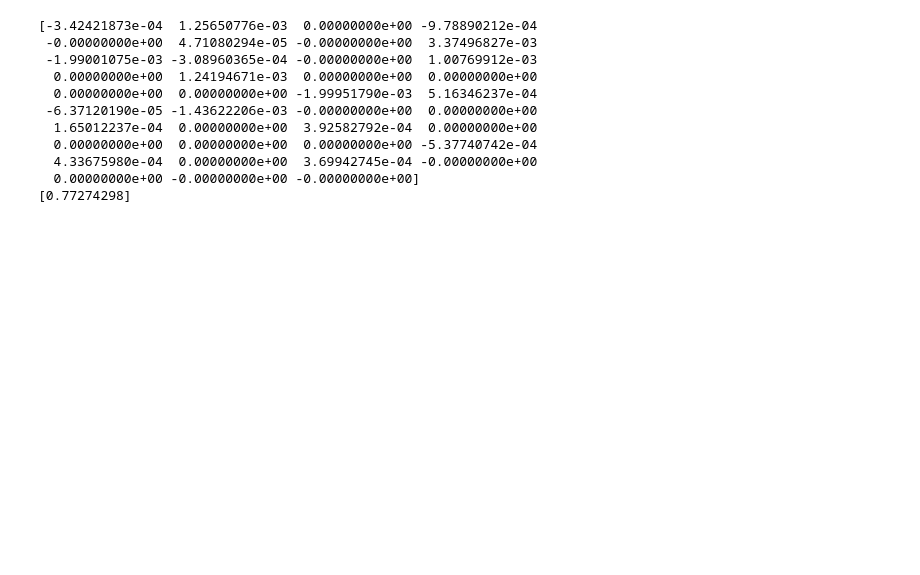
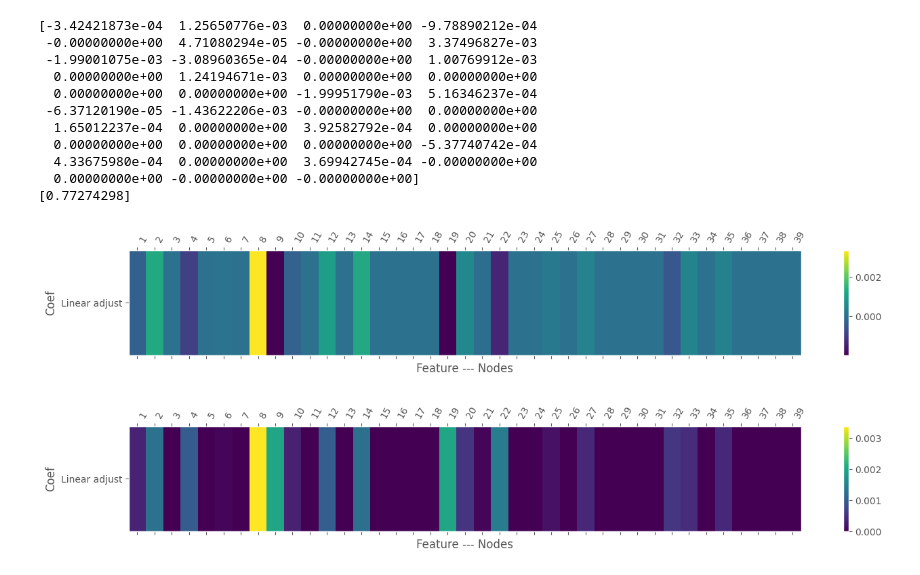
Before and after one commit to IceMerman/NN_validation, a Jupyter notebook: schemaData.ipynb, the cells around one changed output. Saved outputs shown, nothing was run; the diff lists cells and outputs as text; code cells hidden in the pictures; blank space fills up the shorter version.

```diff
--- a/schemaData.ipynb
+++ b/schemaData.ipynb
@@ -190,20 +166,64 @@ print(clfVoltageMagnitude.intercept_)
+# %%
+# Lasso regresion: Which variables or nodes influence the convergence of load flow?
+#TODO: create function to identify nodes that dont influence convergence of load flow
+
+# controlling regularization strength
+alphaLasso = 0.09 # 0.09
+# (1 / (2 * n_samples)) * ||y - Xw||^2_2 + alpha * ||w||_1
+
+from sklearn import linear_model
+clfModel = linear_model.Lasso(alpha=alphaLasso)
+
+clfModel.fit(data, secureConditionLabels)
+
+print(clfModel.coef_)
+
+print(clfModel.intercept_)
+
+# TODO: Graficar este como mapa de calor
+# Heatmap componentes
+# TODO: test with abs, becouse the decomposition near to zero are depreciated
+# ==============================================================================
+plt.matshow([clfModel.coef_], cmap='viridis', aspect='auto')
+plt.yticks([0], ["Linear adjust"])
+plt.xticks(range(len(toDescribe.columns)), list(np.arange(1, len(toDescribe.columns)+1, 1)), rotation= 60, ha="left")
+plt.grid(False)
+plt.xlabel("Feature --- Nodes")
+plt.ylabel ("Coef")
+plt.colorbar();
+
+plt.matshow([abs(clfModel.coef_)], cmap='viridis', aspect='auto')
+plt.yticks([0], ["Linear adjust"])
+plt.xticks(range(len(toDescribe.columns)), list(np.arange(1, len(toDescribe.columns)+1, 1)), rotation= 60, ha="left")
+plt.grid(False)
+plt.xlabel("Feature --- Nodes")
+plt.ylabel ("Coef")
+plt.colorbar();
+
+
+# TODO: performance metrics
+
+
+# TODO: LogisticRegression
+# %% [output]
+[-3.42421873e-04  1.25650776e-03  0.00000000e+00 -9.78890212e-04
+ -0.00000000e+00  4.71080294e-05 -0.00000000e+00  3.37496827e-03
+ -1.99001075e-03 -3.08960365e-04 -0.00000000e+00  1.00769912e-03
+  0.00000000e+00  1.24194671e-03  0.00000000e+00  0.00000000e+00
+  0.00000000e+00  0.00000000e+00 -1.99951790e-03  5.16346237e-04
+ -6.37120190e-05 -1.43622206e-03 -0.00000000e+00  0.00000000e+00
+  1.65012237e-04  0.00000000e+00  3.92582792e-04  0.00000000e+00
+  0.00000000e+00  0.00000000e+00  0.00000000e+00 -5.37740742e-04
+  4.33675980e-04  0.00000000e+00  3.69942745e-04 -0.00000000e+00
+  0.00000000e+00 -0.00000000e+00 -0.00000000e+00]
+[0.77274298]
+[figure, added]
+[figure, added]
 # %%
-clfVoltageAngle= linear_model.Lasso(alpha=alphaLasso)
-clfVoltageAngle.fit(voltageAngles, secureConditionLabels)
+# clfVoltageAngle= linear_model.Lasso(alpha=alphaLasso)
+# clfVoltageAngle.fit(voltageAngles, secureConditionLabels)
 
-print(clfVoltageAngle.coef_)
+# print(clfVoltageAngle.coef_)
 
-print(clfVoltageAngle.intercept_)
+# print(clfVoltageAngle.intercept_)
-# %% [output]
-[-3.42421873e-04  1.25650776e-03  0.00000000e+00 -9.78890212e-04
- -0.00000000e+00  4.71080294e-05 -0.00000000e+00  3.37496827e-03
- -1.99001075e-03 -3.08960365e-04 -0.00000000e+00  1.00769912e-03
-  0.00000000e+00  1.24194671e-03  0.00000000e+00  0.00000000e+00
-  0.00000000e+00  0.00000000e+00 -1.99951790e-03  5.16346237e-04
- -6.37120190e-05 -1.43622206e-03 -0.00000000e+00  0.00000000e+00
-  1.65012237e-04  0.00000000e+00  3.92582792e-04  0.00000000e+00
-  0.00000000e+00  0.00000000e+00  0.00000000e+00 -5.37740742e-04
-  4.33675980e-04  0.00000000e+00  3.69942745e-04 -0.00000000e+00
-  0.00000000e+00 -0.00000000e+00 -0.00000000e+00]
-[0.77274298]
 # %%
```
Also changed, not shown: parts of 15 cells of this notebook.
